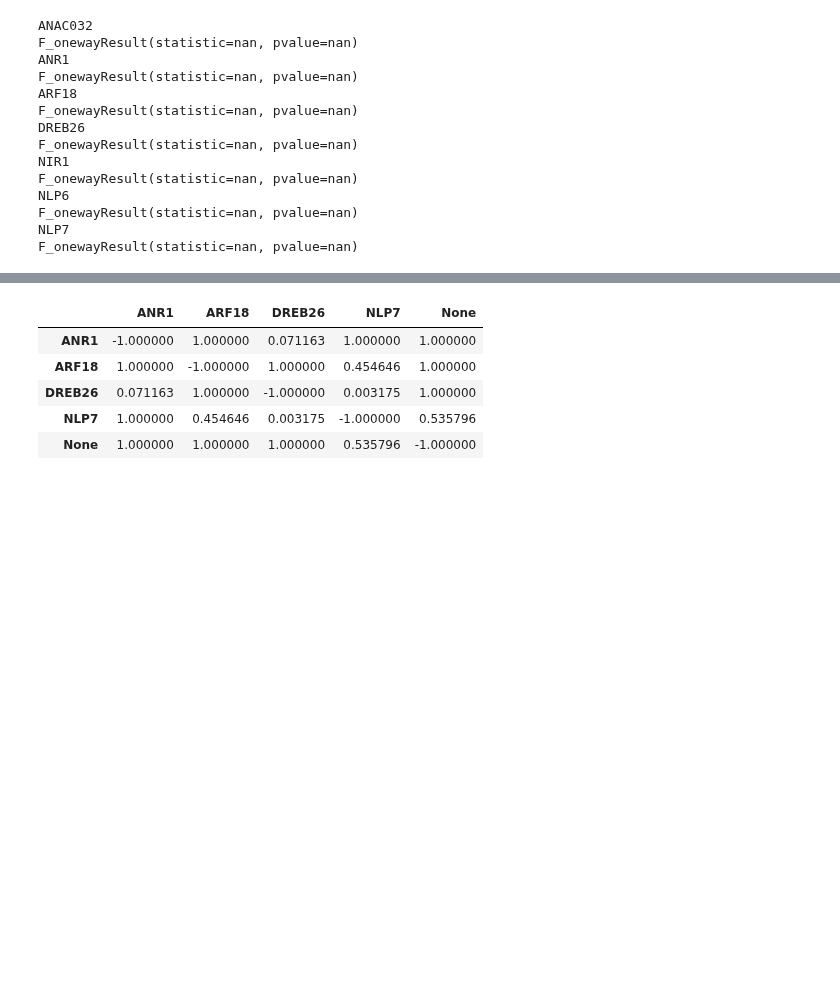
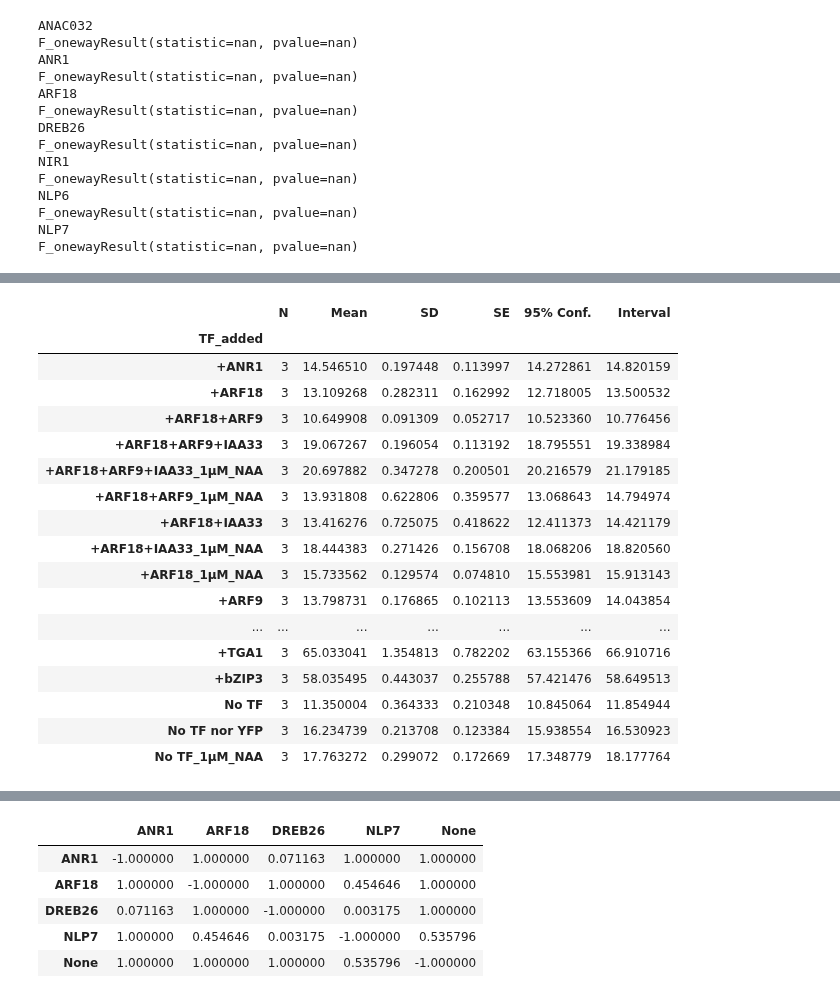
Before and after one commit to samwitham/PromoterArchitecture, a Jupyter notebook: src/plotting/luminescence/02.11.21+04.11.21/luminescence_plots_02.11.21+04.11.21.ipynb, the cells around one changed output, grey strips where cells are left out. Saved outputs shown, nothing was run; the diff lists cells and outputs as text; code cells hidden in the pictures; blank space fills up the shorter version.

```diff
--- a/src/plotting/luminescence/02.11.21+04.11.21/luminescence_plots_02.11.21+04.11.21.ipynb
+++ b/src/plotting/luminescence/02.11.21+04.11.21/luminescence_plots_02.11.21+04.11.21.ipynb
@@ -6397,0 +6508,21 @@ rp.summary_cont(ANR1['corrected_luminescence'].groupby(ANR1['TF_added']))
+# %%
+rp.summary_cont(DREB26['corrected_luminescence'].groupby(DREB26['TF_added']))
+# %% [output]
+|  | N | Mean | SD | SE | 95% Conf. | Interval |
+| TF_added |  |  |  |  |  |  |
+| +ANR1 | 3 | 14.546510 | 0.197448 | 0.113997 | 14.272861 | 14.820159 |
+| +ARF18 | 3 | 13.109268 | 0.282311 | 0.162992 | 12.718005 | 13.500532 |
+| +ARF18+ARF9 | 3 | 10.649908 | 0.091309 | 0.052717 | 10.523360 | 10.776456 |
+| +ARF18+ARF9+IAA33 | 3 | 19.067267 | 0.196054 | 0.113192 | 18.795551 | 19.338984 |
+| +ARF18+ARF9+IAA33_1μM_NAA | 3 | 20.697882 | 0.347278 | 0.200501 | 20.216579 | 21.179185 |
+| +ARF18+ARF9_1μM_NAA | 3 | 13.931808 | 0.622806 | 0.359577 | 13.068643 | 14.794974 |
+| +ARF18+IAA33 | 3 | 13.416276 | 0.725075 | 0.418622 | 12.411373 | 14.421179 |
+| +ARF18+IAA33_1μM_NAA | 3 | 18.444383 | 0.271426 | 0.156708 | 18.068206 | 18.820560 |
+| +ARF18_1μM_NAA | 3 | 15.733562 | 0.129574 | 0.074810 | 15.553981 | 15.913143 |
+| +ARF9 | 3 | 13.798731 | 0.176865 | 0.102113 | 13.553609 | 14.043854 |
+| ... | ... | ... | ... | ... | ... | ... |
+| +TGA1 | 3 | 65.033041 | 1.354813 | 0.782202 | 63.155366 | 66.910716 |
+| +bZIP3 | 3 | 58.035495 | 0.443037 | 0.255788 | 57.421476 | 58.649513 |
+| No TF | 3 | 11.350004 | 0.364333 | 0.210348 | 10.845064 | 11.854944 |
+| No TF nor YFP | 3 | 16.234739 | 0.213708 | 0.123384 | 15.938554 | 16.530923 |
+| No TF_1μM_NAA | 3 | 17.763272 | 0.299072 | 0.172669 | 17.348779 | 18.177764 |
```
Also changed, not shown: parts of 41 cells of this notebook, 5 other files.
